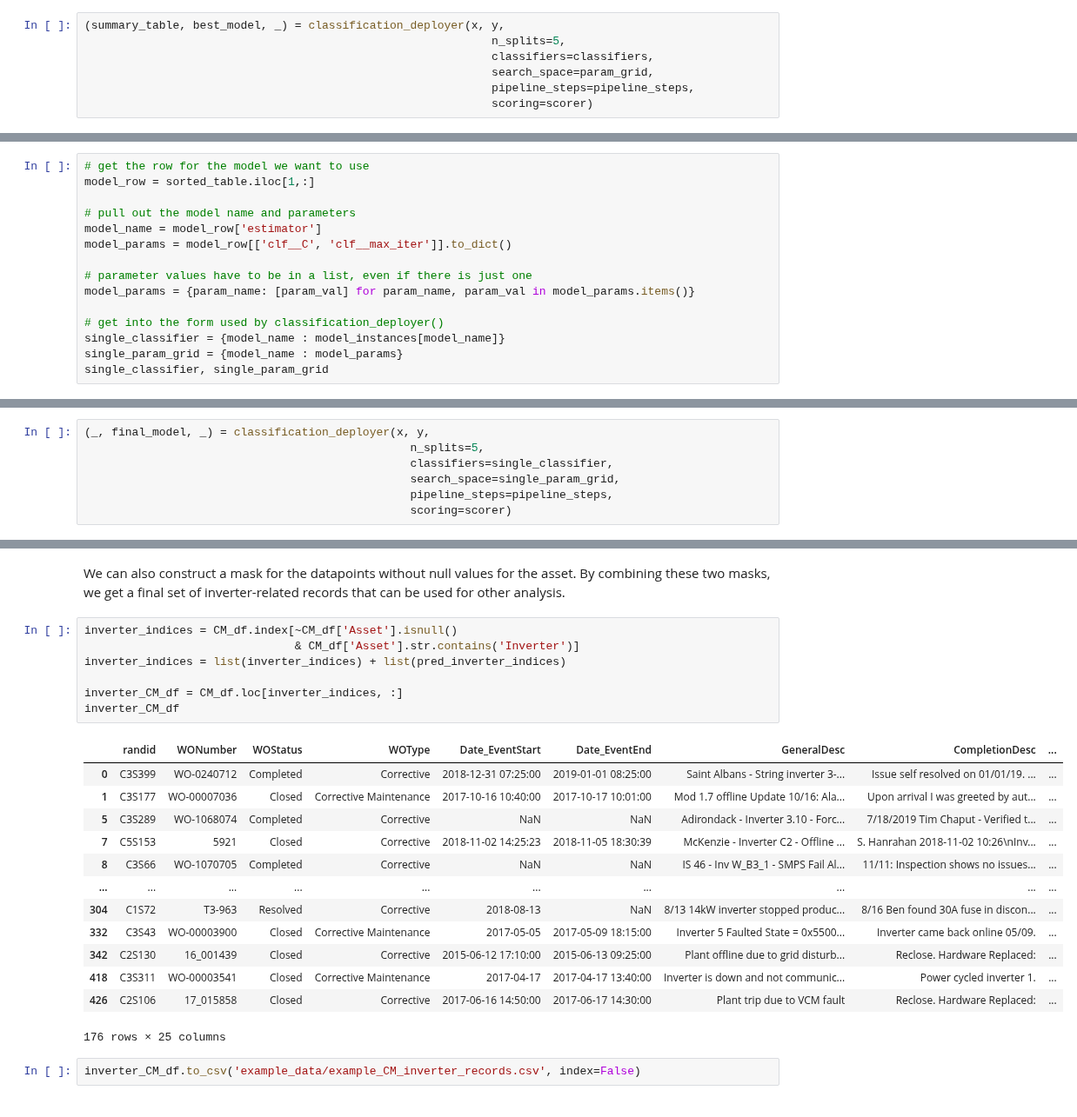
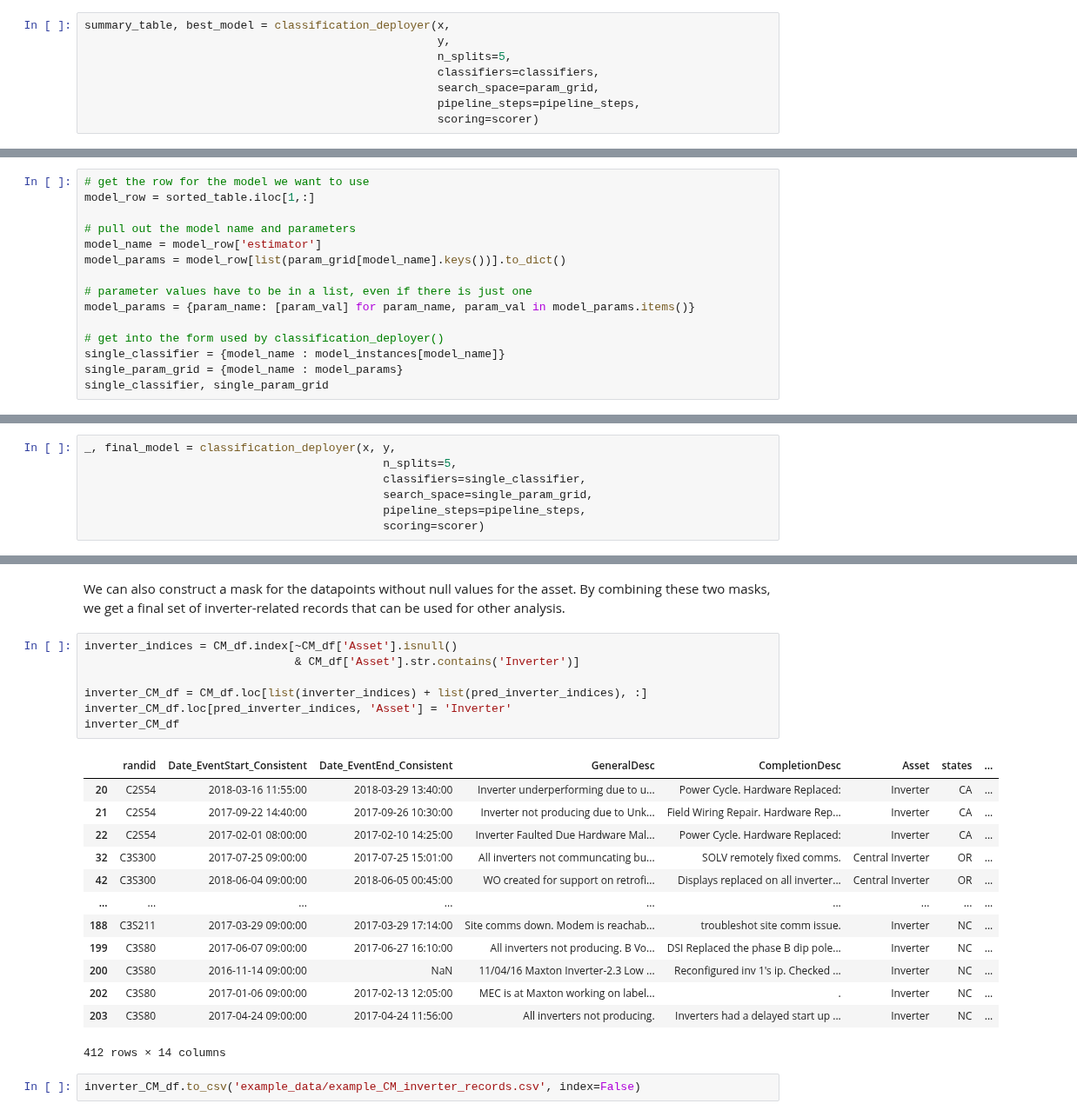
Before and after one commit to sandialabs/pvOps, a Jupyter notebook: tutorials/tutorial_text_asset_labeling.ipynb, the cells around one changed output, grey strips where cells are left out. Shown at 87% size. Cells and saved outputs as stored; diff of their text form.

```diff
--- a/tutorials/tutorial_text_asset_labeling.ipynb
+++ b/tutorials/tutorial_text_asset_labeling.ipynb
@@ -170,11 +171,12 @@ param_grid
 # %% [markdown]
 Finally, all we need to do is pass everything into `classification_deployer()`:
 # %%
-(summary_table, best_model, _) = classification_deployer(x, y,
-                                                            n_splits=5,
-                                                            classifiers=classifiers,
-                                                            search_space=param_grid,
-                                                            pipeline_steps=pipeline_steps,
-                                                            scoring=scorer)
+summary_table, best_model = classification_deployer(x,
+                                                    y,
+                                                    n_splits=5,
+                                                    classifiers=classifiers,
+                                                    search_space=param_grid,
+                                                    pipeline_steps=pipeline_steps,
+                                                    scoring=scorer)
 # %% [output]
 Fitting 5 folds for each of 30 candidates, totalling 150 fits
@@ -211,7 +214,7 @@ model_row = sorted_table.iloc[1,:]
 
 # pull out the model name and parameters
 model_name = model_row['estimator']
-model_params = model_row[['clf__C', 'clf__max_iter']].to_dict()
+model_params = model_row[list(param_grid[model_name].keys())].to_dict()
 
 # parameter values have to be in a list, even if there is just one
 model_params = {param_name: [param_val] for param_name, param_val in model_params.items()}
@@ -226,11 +230,11 @@ single_classifier, single_param_grid
 # %% [markdown]
 Now that we have what we need, we can quickly rerun the fit and save the final model.
 # %%
-(_, final_model, _) = classification_deployer(x, y,
-                                                n_splits=5,
-                                                classifiers=single_classifier,
-                                                search_space=single_param_grid,
-                                                pipeline_steps=pipeline_steps,
-                                                scoring=scorer)
+_, final_model = classification_deployer(x, y,
+                                            n_splits=5,
+                                            classifiers=single_classifier,
+                                            search_space=single_param_grid,
+                                            pipeline_steps=pipeline_steps,
+                                            scoring=scorer)
 # %% [output]
 Fitting 5 folds for each of 1 candidates, totalling 5 fits
@@ -262,23 +268,23 @@ We can also construct a mask for the datapoints without null values for the asse
 # %%
 inverter_indices = CM_df.index[~CM_df['Asset'].isnull()
                                & CM_df['Asset'].str.contains('Inverter')]
-inverter_indices = list(inverter_indices) + list(pred_inverter_indices)
 
-inverter_CM_df = CM_df.loc[inverter_indices, :]
+inverter_CM_df = CM_df.loc[list(inverter_indices) + list(pred_inverter_indices), :]
+inverter_CM_df.loc[pred_inverter_indices, 'Asset'] = 'Inverter'
 inverter_CM_df
 # %% [output]
-|  | randid | WONumber | WOStatus | WOType | Date_EventStart | Date_EventEnd | GeneralDesc | CompletionDesc | ... |
-| 0 | C3S399 | WO-0240712 | Completed | Corrective | 2018-12-31 07:25:00 | 2019-01-01 08:25:00 | Saint Albans - String inverter 3-... | Issue self resolved on 01/01/19. ... | ... |
-| 1 | C3S177 | WO-00007036 | Closed | Corrective Maintenance | 2017-10-16 10:40:00 | 2017-10-17 10:01:00 | Mod 1.7 offline Update 10/16: Ala... | Upon arrival I was greeted by aut... | ... |
-| 5 | C3S289 | WO-1068074 | Completed | Corrective | NaN | NaN | Adirondack - Inverter 3.10 - Forc... | 7/18/2019 Tim Chaput - Verified t... | ... |
-| 7 | C5S153 | 5921 | Closed | Corrective | 2018-11-02 14:25:23 | 2018-11-05 18:30:39 | McKenzie - Inverter C2 - Offline ... | S. Hanrahan 2018-11-02 10:26\nInv... | ... |
-| 8 | C3S66 | WO-1070705 | Completed | Corrective | NaN | NaN | IS 46 - Inv W_B3_1 - SMPS Fail Al... | 11/11: Inspection shows no issues... | ... |
-| ... | ... | ... | ... | ... | ... | ... | ... | ... | ... |
-| 304 | C1S72 | T3-963 | Resolved | Corrective | 2018-08-13 | NaN | 8/13 14kW inverter stopped produc... | 8/16 Ben found 30A fuse in discon... | ... |
-| 332 | C3S43 | WO-00003900 | Closed | Corrective Maintenance | 2017-05-05 | 2017-05-09 18:15:00 | Inverter 5 Faulted State = 0x5500... | Inverter came back online 05/09. | ... |
-| 342 | C2S130 | 16_001439 | Closed | Corrective | 2015-06-12 17:10:00 | 2015-06-13 09:25:00 | Plant offline due to grid disturb... | Reclose. Hardware Replaced: | ... |
-| 418 | C3S311 | WO-00003541 | Closed | Corrective Maintenance | 2017-04-17 | 2017-04-17 13:40:00 | Inverter is down and not communic... | Power cycled inverter 1. | ... |
-| 426 | C2S106 | 17_015858 | Closed | Corrective | 2017-06-16 14:50:00 | 2017-06-17 14:30:00 | Plant trip due to VCM fault | Reclose. Hardware Replaced: | ... |
+|  | randid | Date_EventStart_Consistent | Date_EventEnd_Consistent | GeneralDesc | CompletionDesc | Asset | states | ... |
+| 20 | C2S54 | 2018-03-16 11:55:00 | 2018-03-29 13:40:00 | Inverter underperforming due to u... | Power Cycle. Hardware Replaced: | Inverter | CA | ... |
+| 21 | C2S54 | 2017-09-22 14:40:00 | 2017-09-26 10:30:00 | Inverter not producing due to Unk... | Field Wiring Repair. Hardware Rep... | Inverter | CA | ... |
+| 22 | C2S54 | 2017-02-01 08:00:00 | 2017-02-10 14:25:00 | Inverter Faulted Due Hardware Mal... | Power Cycle. Hardware Replaced: | Inverter | CA | ... |
+| 32 | C3S300 | 2017-07-25 09:00:00 | 2017-07-25 15:01:00 | All inverters not communcating bu... | SOLV remotely fixed comms. | Central Inverter | OR | ... |
+| 42 | C3S300 | 2018-06-04 09:00:00 | 2018-06-05 00:45:00 | WO created for support on retrofi... | Displays replaced on all inverter... | Central Inverter | OR | ... |
+| ... | ... | ... | ... | ... | ... | ... | ... | ... |
+| 188 | C3S211 | 2017-03-29 09:00:00 | 2017-03-29 17:14:00 | Site comms down. Modem is reachab... | troubleshot site comm issue. | Inverter | NC | ... |
+| 199 | C3S80 | 2017-06-07 09:00:00 | 2017-06-27 16:10:00 | All inverters not producing. B Vo... | DSI Replaced the phase B dip pole... | Inverter | NC | ... |
+| 200 | C3S80 | 2016-11-14 09:00:00 | NaN | 11/04/16 Maxton Inverter-2.3 Low ... | Reconfigured inv 1's ip. Checked ... | Inverter | NC | ... |
+| 202 | C3S80 | 2017-01-06 09:00:00 | 2017-02-13 12:05:00 | MEC is at Maxton working on label... | . | Inverter | NC | ... |
+| 203 | C3S80 | 2017-04-24 09:00:00 | 2017-04-24 11:56:00 | All inverters not producing. | Inverters had a delayed start up ... | Inverter | NC | ... |
-176 rows × 25 columns
+412 rows × 14 columns
 # %%
 inverter_CM_df.to_csv('example_data/example_CM_inverter_records.csv', index=False)
```
Also changed, not shown: parts of 13 cells of this notebook, 5 other files.
